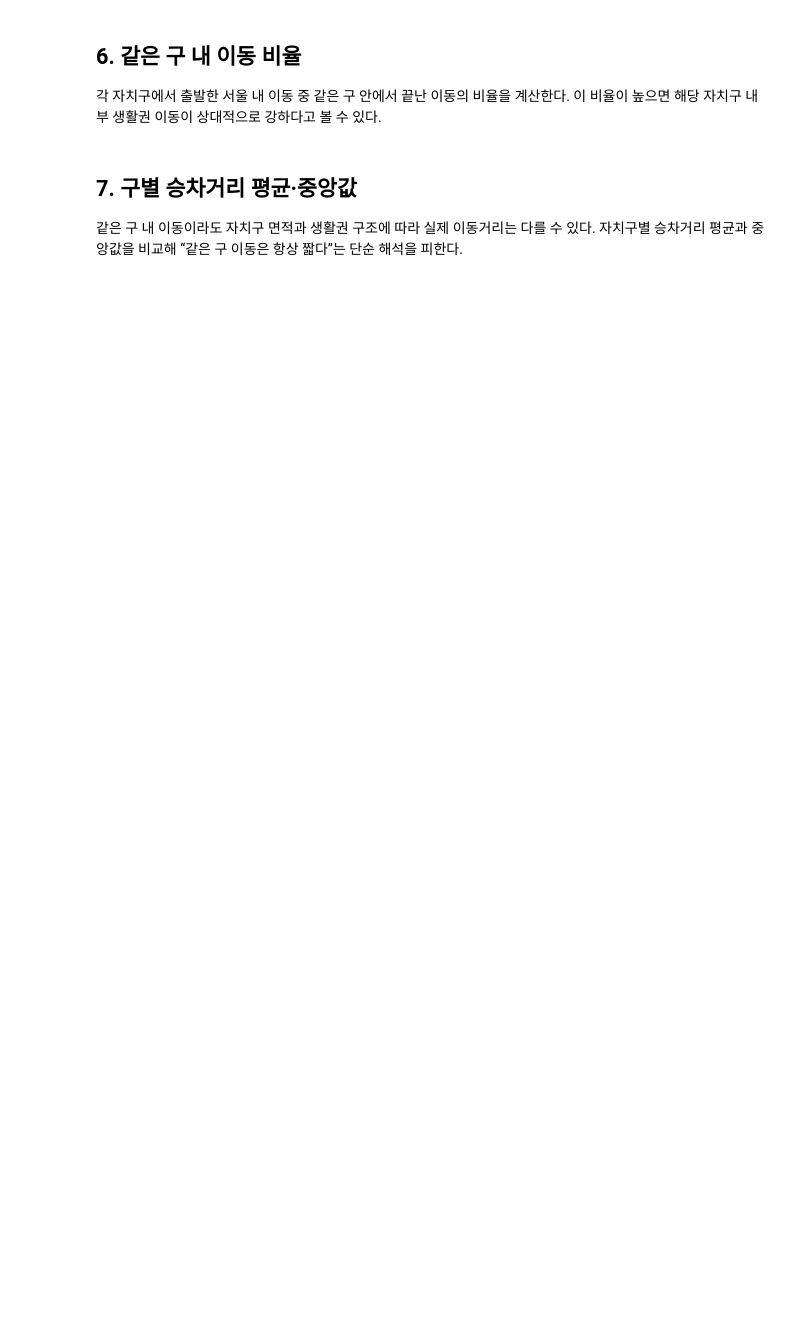
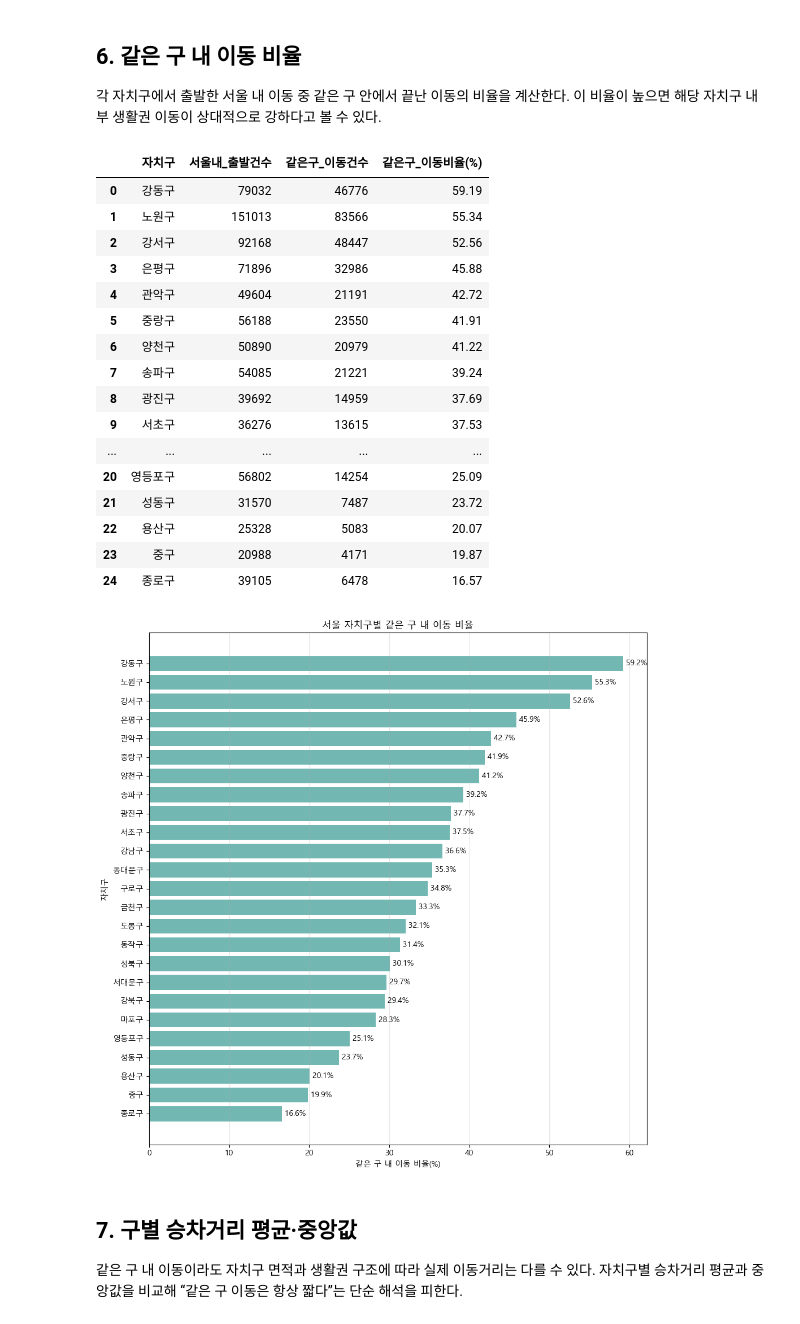
Before and after one commit to calltaxi-DA/calltaxi-DA, a Jupyter notebook: notebooks_region_facilities/03_same_gu_movement_analysis.ipynb, the cells around one changed output. Drawn from its saved outputs; the diff is of its cells as text; code cells hidden in the pictures; blank space fills up the shorter version.

```diff
--- a/notebooks_region_facilities/03_same_gu_movement_analysis.ipynb
+++ b/notebooks_region_facilities/03_same_gu_movement_analysis.ipynb
@@ -139,34 +190,53 @@ same_gu_count = (
     same_gu_seoul
     .groupby("출발구")
     .size()
     .reindex(SEOUL_25, fill_value=0)
     .rename("같은구_이동건수")
 )
 
 same_gu_ratio = pd.concat([origin_total, same_gu_count], axis=1).reset_index()
-same_gu_ratio = same_gu_ratio.rename(columns={"index": "자치구"})
+same_gu_ratio = same_gu_ratio.rename(columns={"출발구": "자치구"})
 same_gu_ratio["같은구_이동비율(%)"] = (
     same_gu_ratio["같은구_이동건수"] / same_gu_ratio["서울내_출발건수"] * 100
 ).round(2)
 
 same_gu_ratio = same_gu_ratio.sort_values("같은구_이동비율(%)", ascending=False).reset_index(drop=True)
 
 display(same_gu_ratio)
 
 plot_data = same_gu_ratio.sort_values("같은구_이동비율(%)", ascending=True)
 
 fig, ax = plt.subplots(figsize=(10, 10))
 ax.barh(plot_data["자치구"], plot_data["같은구_이동비율(%)"], color="#72b7b2")
 ax.set_title("서울 자치구별 같은 구 내 이동 비율")
 ax.set_xlabel("같은 구 내 이동 비율(%)")
 ax.set_ylabel("자치구")
 ax.grid(axis="x", alpha=0.3)
 
 for index, value in enumerate(plot_data["같은구_이동비율(%)"]):
     ax.text(value, index, f" {value:.1f}%", va="center")
 
 plt.tight_layout()
 plt.show()
+# %% [output]
+|  | 자치구 | 서울내_출발건수 | 같은구_이동건수 | 같은구_이동비율(%) |
+| 0 | 강동구 | 79032 | 46776 | 59.19 |
+| 1 | 노원구 | 151013 | 83566 | 55.34 |
+| 2 | 강서구 | 92168 | 48447 | 52.56 |
+| 3 | 은평구 | 71896 | 32986 | 45.88 |
+| 4 | 관악구 | 49604 | 21191 | 42.72 |
+| 5 | 중랑구 | 56188 | 23550 | 41.91 |
+| 6 | 양천구 | 50890 | 20979 | 41.22 |
+| 7 | 송파구 | 54085 | 21221 | 39.24 |
+| 8 | 광진구 | 39692 | 14959 | 37.69 |
+| 9 | 서초구 | 36276 | 13615 | 37.53 |
+| ... | ... | ... | ... | ... |
+| 20 | 영등포구 | 56802 | 14254 | 25.09 |
+| 21 | 성동구 | 31570 | 7487 | 23.72 |
+| 22 | 용산구 | 25328 | 5083 | 20.07 |
+| 23 | 중구 | 20988 | 4171 | 19.87 |
+| 24 | 종로구 | 39105 | 6478 | 16.57 |
+[figure, added]
 # %% [markdown]
 ## 7. 구별 승차거리 평균·중앙값
 
```
Also changed, not shown: parts of 8 cells of this notebook, 20 other files.
